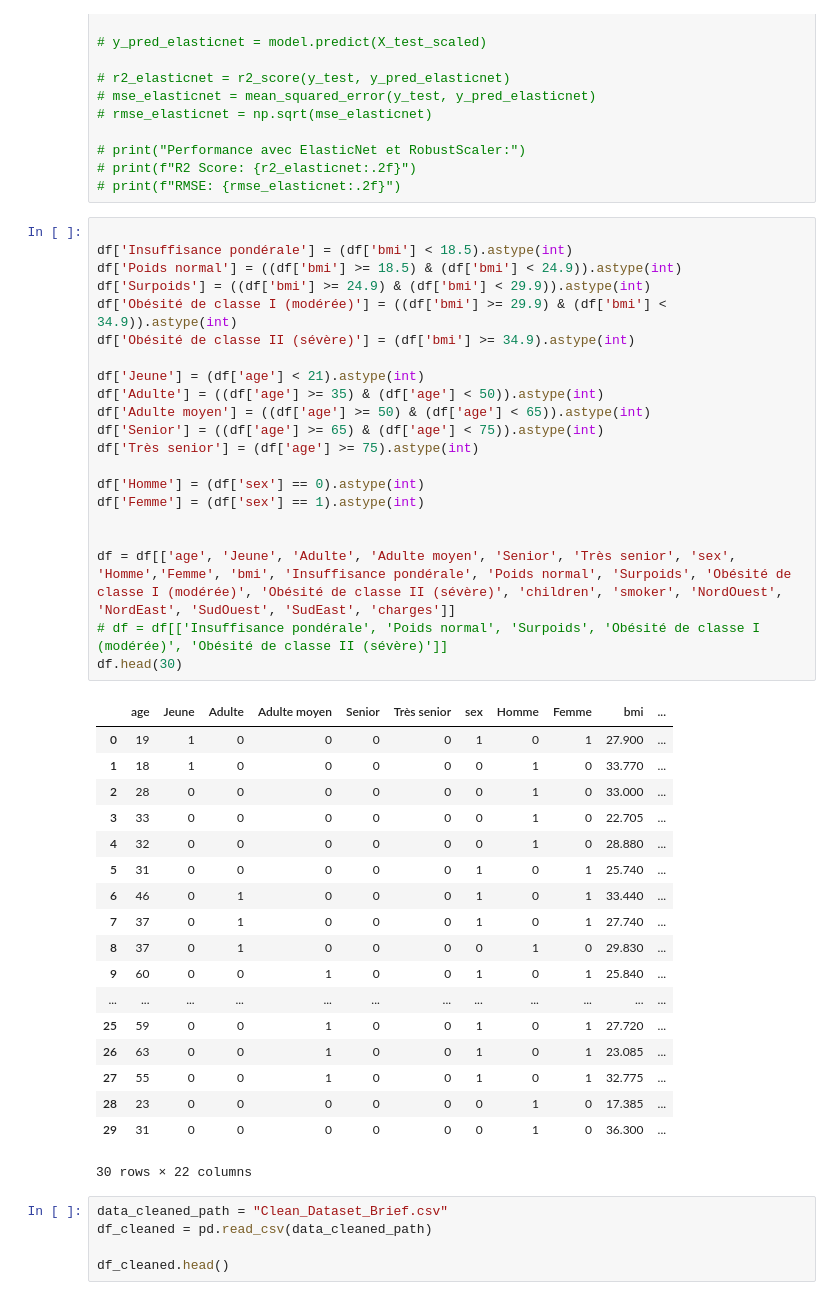
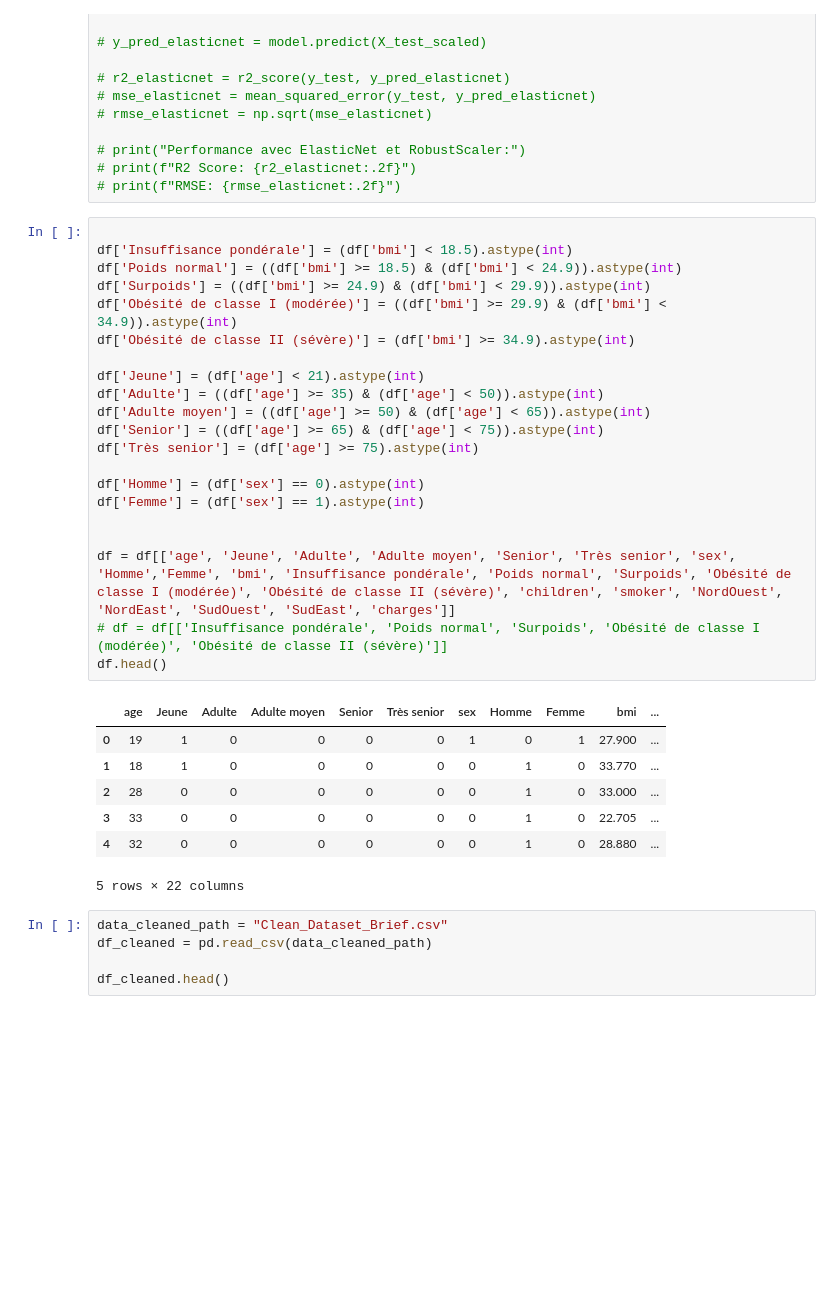
Before and after one commit to ElieLECAS/Assurance_FE, a Jupyter notebook: checklist.ipynb, the cells around one changed output. Saved outputs shown, nothing was run; the diff lists cells and outputs as text; blank space fills up the shorter version.

```diff
--- a/checklist.ipynb
+++ b/checklist.ipynb
@@ -338,43 +338,32 @@ for sex_value in unique_sex_values:
 # %%
 
 df['Insuffisance pondérale'] = (df['bmi'] < 18.5).astype(int)
 df['Poids normal'] = ((df['bmi'] >= 18.5) & (df['bmi'] < 24.9)).astype(int)
 df['Surpoids'] = ((df['bmi'] >= 24.9) & (df['bmi'] < 29.9)).astype(int)
 df['Obésité de classe I (modérée)'] = ((df['bmi'] >= 29.9) & (df['bmi'] < 34.9)).astype(int)
 df['Obésité de classe II (sévère)'] = (df['bmi'] >= 34.9).astype(int)
 
 df['Jeune'] = (df['age'] < 21).astype(int)
 df['Adulte'] = ((df['age'] >= 35) & (df['age'] < 50)).astype(int)
 df['Adulte moyen'] = ((df['age'] >= 50) & (df['age'] < 65)).astype(int)
 df['Senior'] = ((df['age'] >= 65) & (df['age'] < 75)).astype(int)
 df['Très senior'] = (df['age'] >= 75).astype(int)
 
 df['Homme'] = (df['sex'] == 0).astype(int)
 df['Femme'] = (df['sex'] == 1).astype(int)
 
 
 df = df[['age', 'Jeune', 'Adulte', 'Adulte moyen', 'Senior', 'Très senior', 'sex', 'Homme','Femme', 'bmi', 'Insuffisance pondérale', 'Poids normal', 'Surpoids', 'Obésité de classe I (modérée)', 'Obésité de classe II (sévère)', 'children', 'smoker', 'NordOuest', 'NordEast', 'SudOuest', 'SudEast', 'charges']]
 # df = df[['Insuffisance pondérale', 'Poids normal', 'Surpoids', 'Obésité de classe I (modérée)', 'Obésité de classe II (sévère)']]
-df.head(30)
+df.head()
 # %% [output]
 |  | age | Jeune | Adulte | Adulte moyen | Senior | Très senior | sex | Homme | Femme | bmi | ... |
 | 0 | 19 | 1 | 0 | 0 | 0 | 0 | 1 | 0 | 1 | 27.900 | ... |
 | 1 | 18 | 1 | 0 | 0 | 0 | 0 | 0 | 1 | 0 | 33.770 | ... |
 | 2 | 28 | 0 | 0 | 0 | 0 | 0 | 0 | 1 | 0 | 33.000 | ... |
 | 3 | 33 | 0 | 0 | 0 | 0 | 0 | 0 | 1 | 0 | 22.705 | ... |
 | 4 | 32 | 0 | 0 | 0 | 0 | 0 | 0 | 1 | 0 | 28.880 | ... |
-| 5 | 31 | 0 | 0 | 0 | 0 | 0 | 1 | 0 | 1 | 25.740 | ... |
-| 6 | 46 | 0 | 1 | 0 | 0 | 0 | 1 | 0 | 1 | 33.440 | ... |
-| 7 | 37 | 0 | 1 | 0 | 0 | 0 | 1 | 0 | 1 | 27.740 | ... |
-| 8 | 37 | 0 | 1 | 0 | 0 | 0 | 0 | 1 | 0 | 29.830 | ... |
-| 9 | 60 | 0 | 0 | 1 | 0 | 0 | 1 | 0 | 1 | 25.840 | ... |
-| ... | ... | ... | ... | ... | ... | ... | ... | ... | ... | ... | ... |
-| 25 | 59 | 0 | 0 | 1 | 0 | 0 | 1 | 0 | 1 | 27.720 | ... |
-| 26 | 63 | 0 | 0 | 1 | 0 | 0 | 1 | 0 | 1 | 23.085 | ... |
-| 27 | 55 | 0 | 0 | 1 | 0 | 0 | 1 | 0 | 1 | 32.775 | ... |
-| 28 | 23 | 0 | 0 | 0 | 0 | 0 | 0 | 1 | 0 | 17.385 | ... |
-| 29 | 31 | 0 | 0 | 0 | 0 | 0 | 0 | 1 | 0 | 36.300 | ... |
-30 rows × 22 columns
+5 rows × 22 columns
 # %%
 data_cleaned_path = "Clean_Dataset_Brief.csv"
 df_cleaned = pd.read_csv(data_cleaned_path)
```
Also changed, not shown: parts of 20 cells of this notebook, 1 other file.
